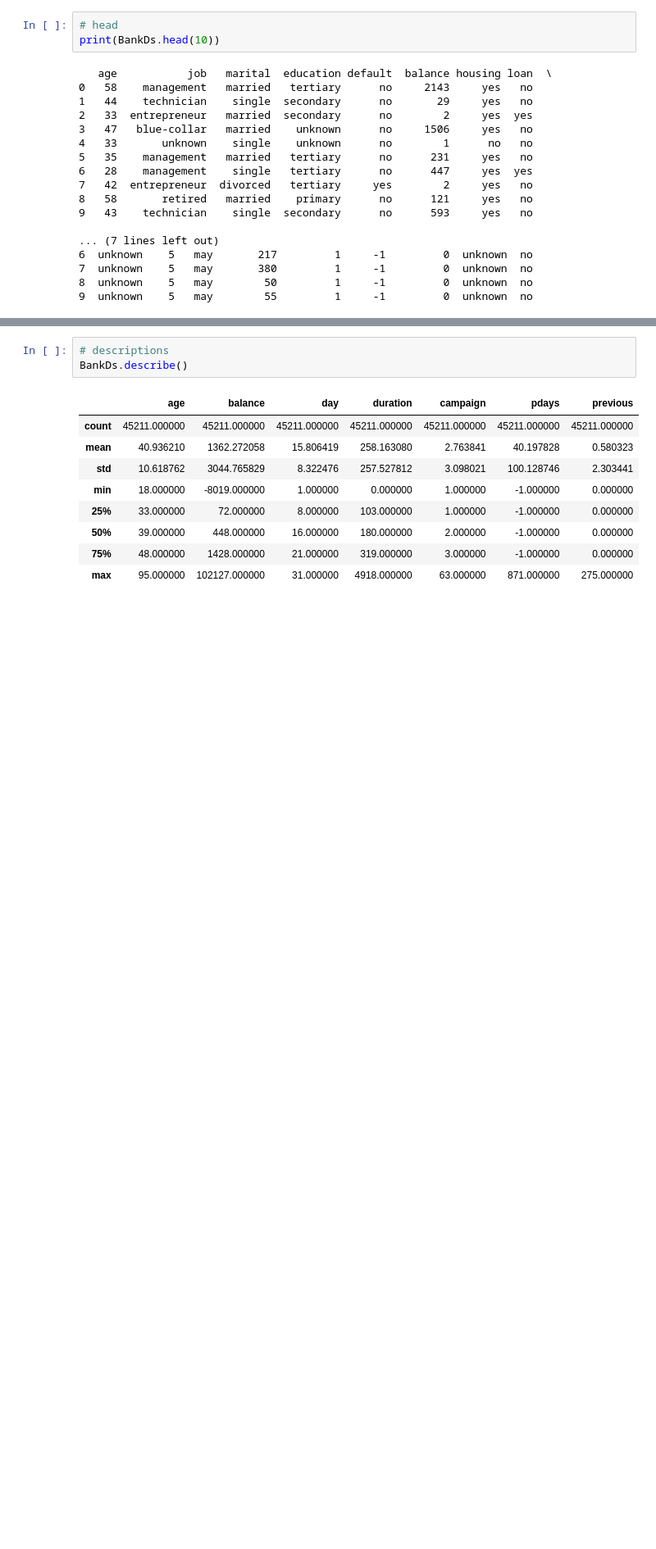
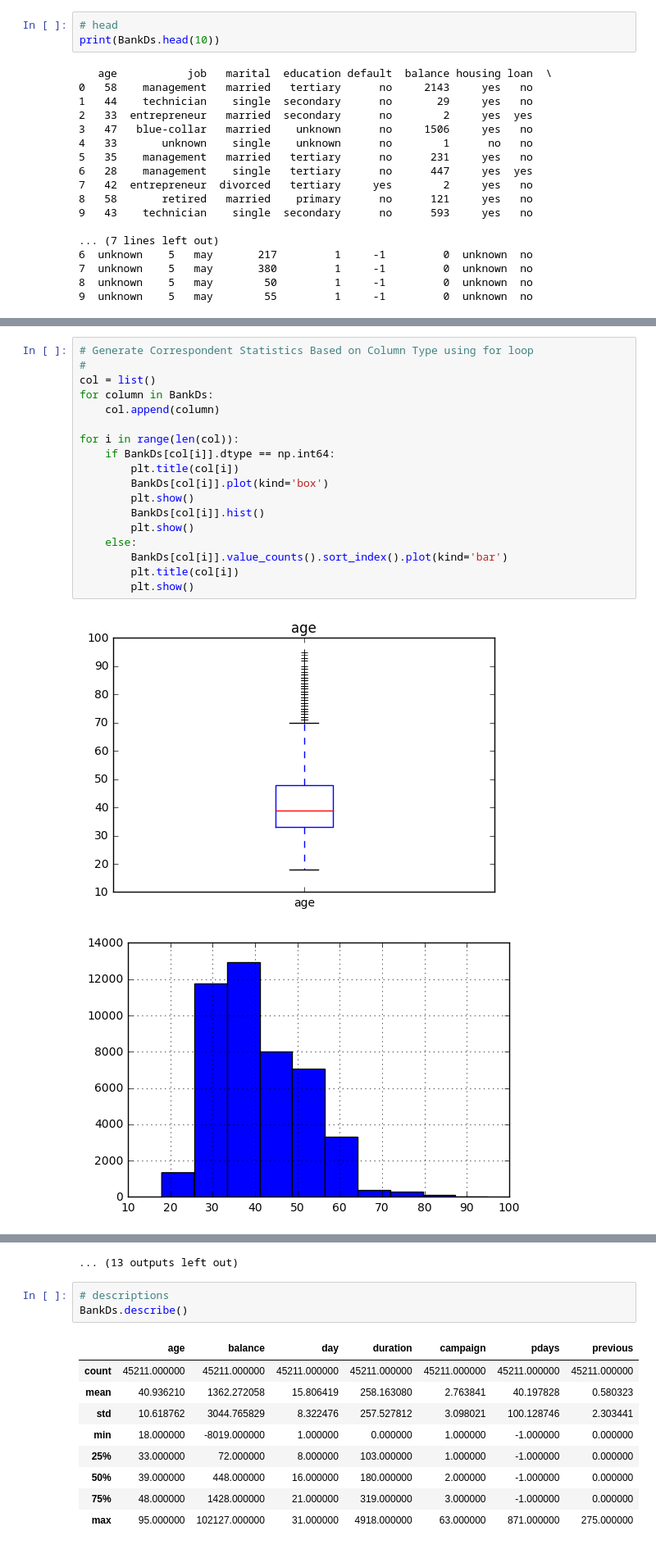
Before and after one commit to lin-meng/dsipy, a Jupyter notebook: BankDeposit.ipynb, the cells around one changed output, grey strips where cells are left out. Shown: that part at 82% size. Cells and saved outputs as stored; diff of their text form; blank space fills up the shorter version.

```diff
--- a/BankDeposit.ipynb
+++ b/BankDeposit.ipynb
@@ -95,0 +106,21 @@ memory usage: 5.9+ MB
+# %%
+# Generate Correspondent Statistics Based on Column Type using for loop
+#
+col = list()
+for column in BankDs:
+    col.append(column)
+
+for i in range(len(col)):
+    if BankDs[col[i]].dtype == np.int64:
+        plt.title(col[i])
+        BankDs[col[i]].plot(kind='box')
+        plt.show()
+        BankDs[col[i]].hist()
+        plt.show()
+    else:
+        BankDs[col[i]].value_counts().sort_index().plot(kind='bar')
+        plt.title(col[i])
+        plt.show()
+# %% [output]
+[figure, added]
+[figure, added]
@@ -96,3 +137,4 @@ memory usage: 5.9+ MB
+... (13 outputs left out)
 # %%
 # descriptions
 BankDs.describe()
```
Also changed, not shown: parts of 17 cells of this notebook.
